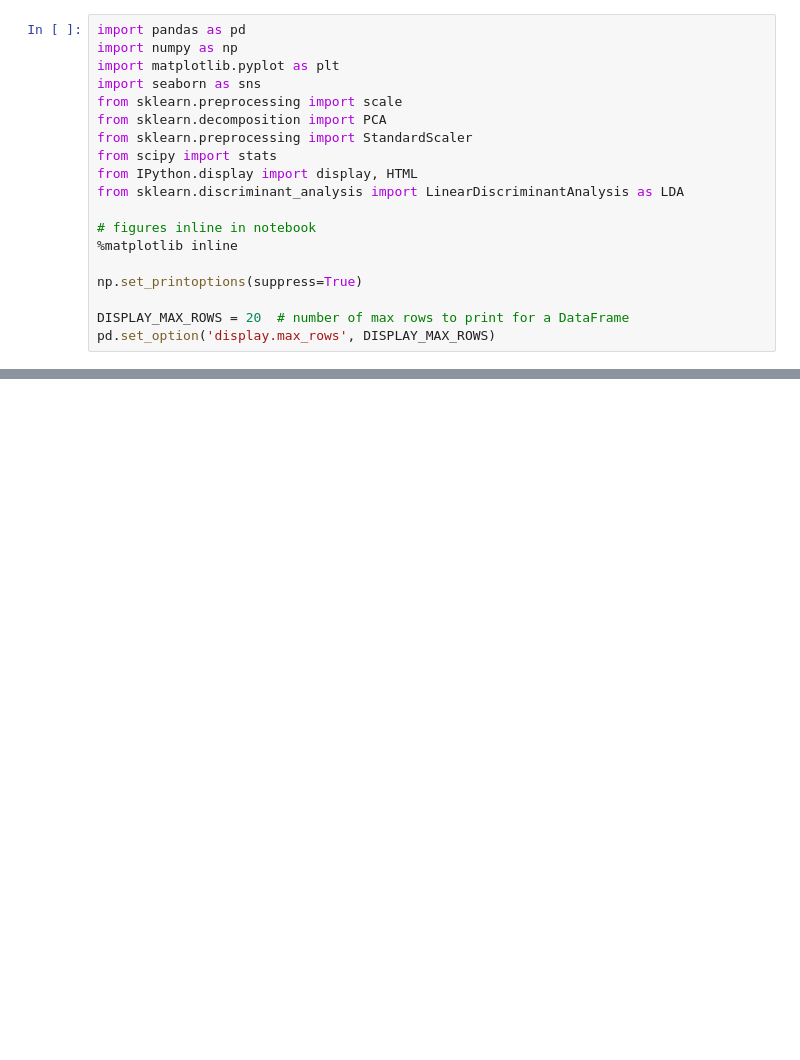
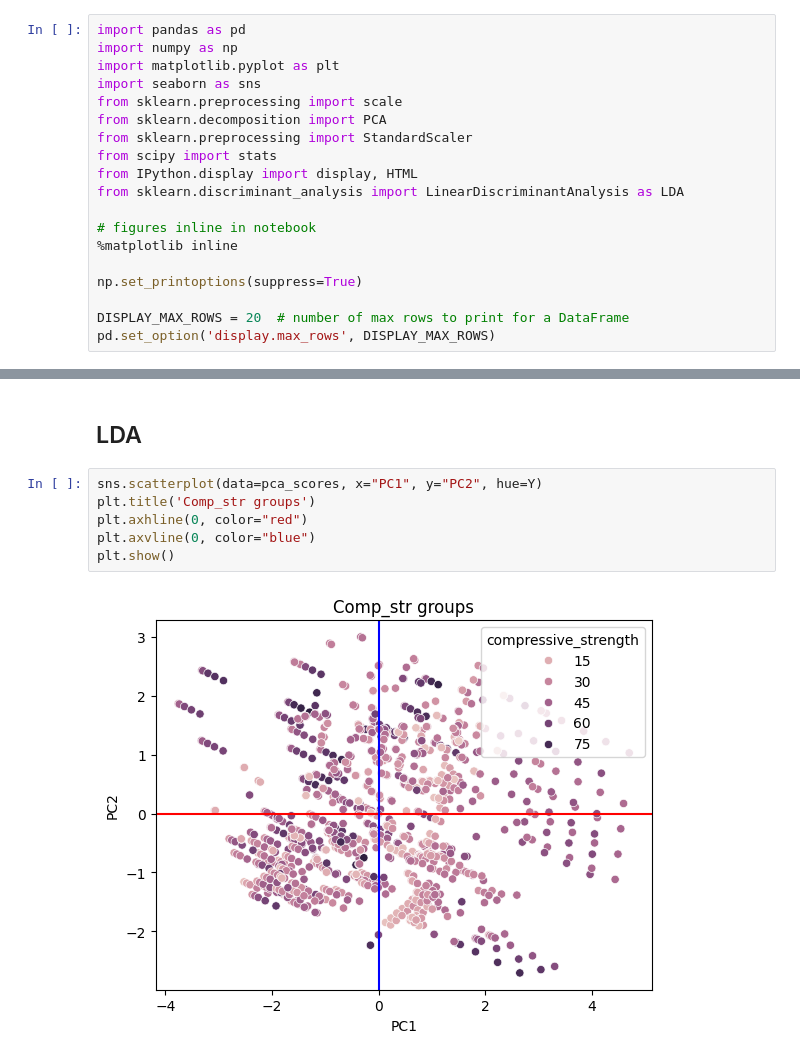
Before and after one commit to oscartq/project-LDA-concrete, a Jupyter notebook: project.ipynb, the cells around one changed output, grey strips where cells are left out. Drawn from its saved outputs; the diff is of its cells as text; blank space fills up the shorter version.

```diff
--- a/project.ipynb
+++ b/project.ipynb
@@ -26,0 +149,10 @@ UnicodeDecodeError: 'utf-8' codec can't decode byte 0xd0 in position 0: invalid
+# %% [markdown]
+## LDA
+# %%
+sns.scatterplot(data=pca_scores, x="PC1", y="PC2", hue=Y)
+plt.title('Comp_str groups')
+plt.axhline(0, color="red")
+plt.axvline(0, color="blue")
+plt.show()
+# %% [output]
+[figure, added]
```
Also changed, not shown: parts of 12 cells of this notebook, 7 other files.
